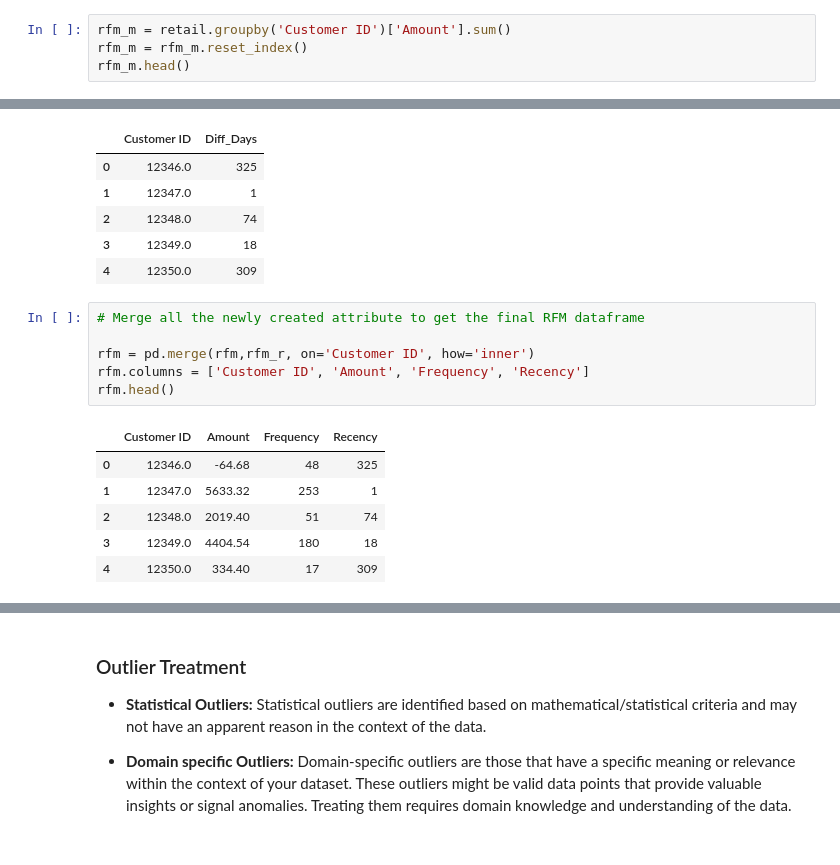
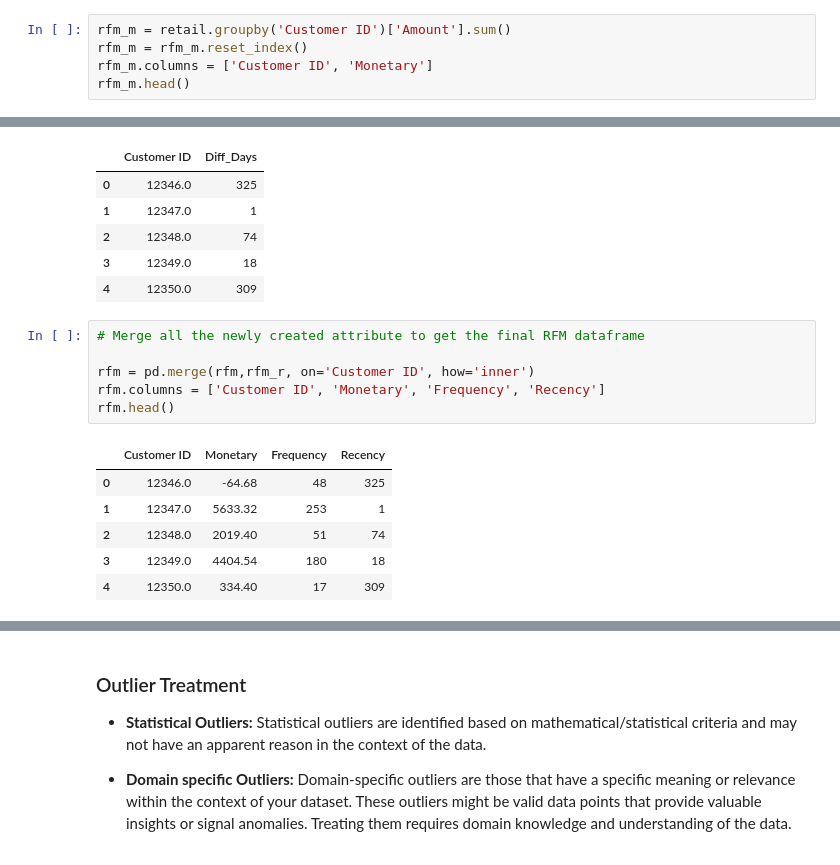
Before and after one commit to manishkr1754/Online_Retail_Customer_Segmentation_RFM_Analysis, a Jupyter notebook: Online Retail Customer Segmentation RFM Analysis.ipynb, the cells around one changed output, grey strips where cells are left out. Drawn from its saved outputs; the diff is of its cells as text.

```diff
--- a/Online Retail Customer Segmentation RFM Analysis.ipynb
+++ b/Online Retail Customer Segmentation RFM Analysis.ipynb
@@ -406,5 +406,6 @@ retail.head()
 # %%
 rfm_m = retail.groupby('Customer ID')['Amount'].sum()
 rfm_m = rfm_m.reset_index()
+rfm_m.columns = ['Customer ID', 'Monetary']
 rfm_m.head()
 # %% [output]
@@ -517,11 +518,11 @@ rfm_r.head()
 # %%
 # Merge all the newly created attribute to get the final RFM dataframe
 
 rfm = pd.merge(rfm,rfm_r, on='Customer ID', how='inner')
-rfm.columns = ['Customer ID', 'Amount', 'Frequency', 'Recency']
+rfm.columns = ['Customer ID', 'Monetary', 'Frequency', 'Recency']
 rfm.head()
 # %% [output]
-|  | Customer ID | Amount | Frequency | Recency |
+|  | Customer ID | Monetary | Frequency | Recency |
 | 0 | 12346.0 | -64.68 | 48 | 325 |
 | 1 | 12347.0 | 5633.32 | 253 | 1 |
 | 2 | 12348.0 | 2019.40 | 51 | 74 |
```
Also changed, not shown: parts of 18 cells of this notebook.
